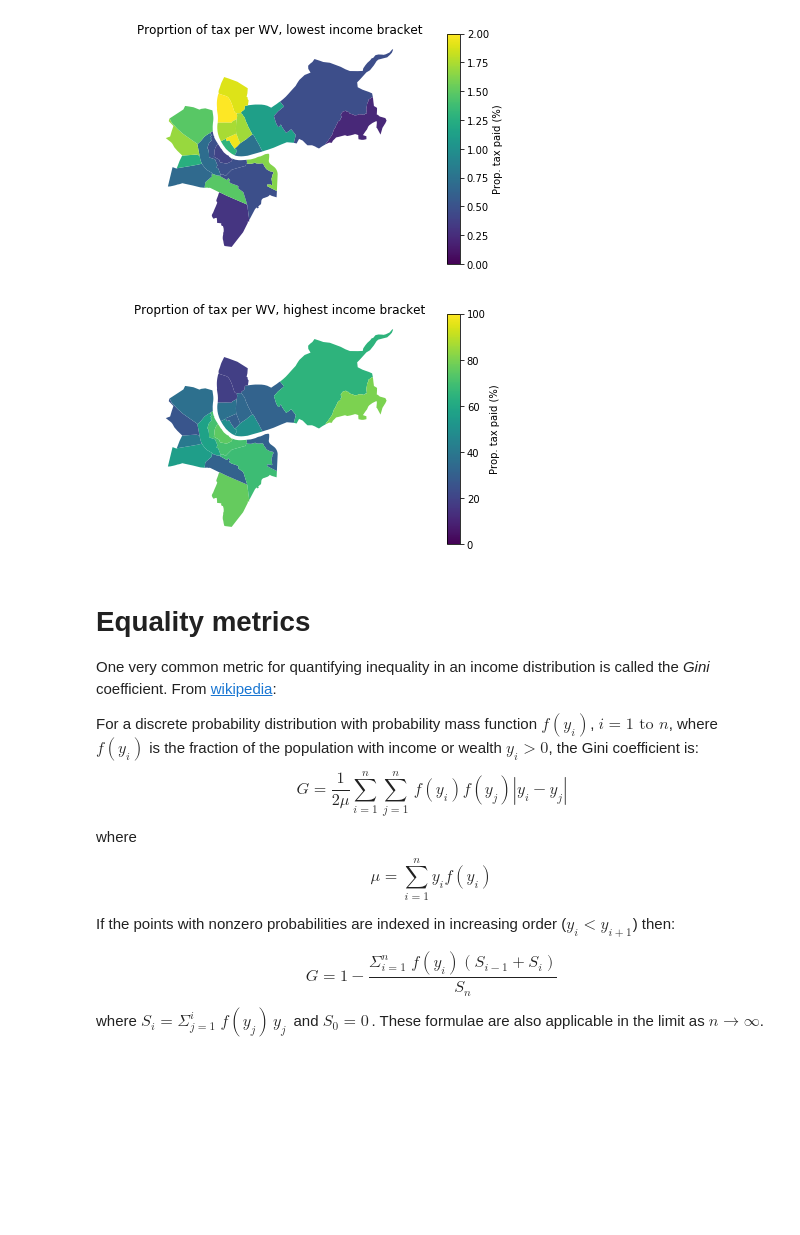
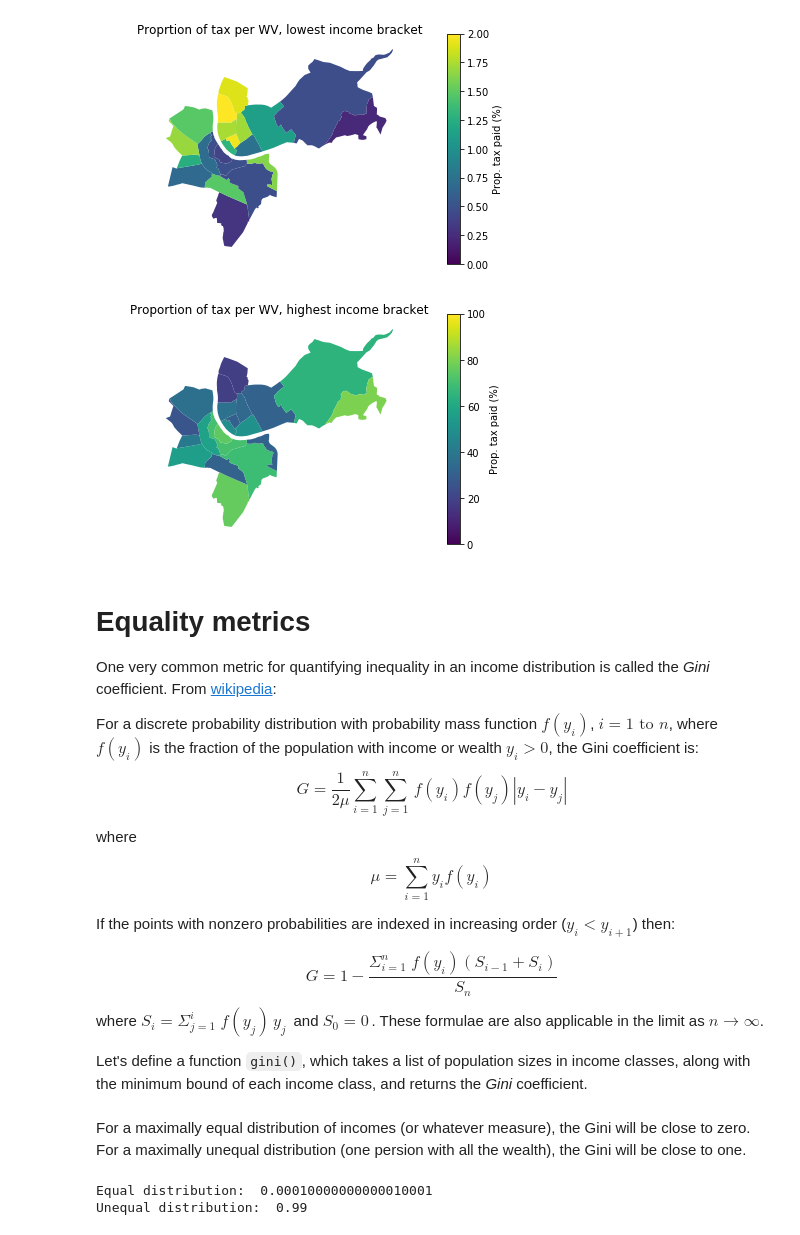
Before and after one commit to DataScienceForGood/TaxationInequality, a Jupyter notebook: planning/Meetup_2018.05.17/Mapping 2015 taxation data tutorial.ipynb, the cells around one changed output. Cells and saved outputs as stored; diff of their text form; code cells hidden in the pictures; blank space fills up the shorter version.

Commit message:
Working implementation of Gini for income and assets (not quintile data)

```diff
--- a/planning/Meetup_2018.05.17/Mapping 2015 taxation data tutorial.ipynb
+++ b/planning/Meetup_2018.05.17/Mapping 2015 taxation data tutorial.ipynb
@@ -224,16 +224,16 @@ fig.colorbar(sm, cax=cax).set_label('Prop. tax paid (%)')
 # %%
 # - Plot maps of proportion of income tax paid by respective brackets
 ax = gdfMapTax.plot(column = 'prop_inc_tax_highest', vmin = 0, vmax = 100)
 plt.axis('off')
-plt.title('Proprtion of tax per WV, highest income bracket')
+plt.title('Proportion of tax per WV, highest income bracket')
 fig = ax.get_figure()
 cax = fig.add_axes([0.9, 0.1, 0.03, 0.8])
 sm = plt.cm.ScalarMappable(norm=plt.Normalize(vmin=0, vmax=100))
 # fake up the array of the scalar mappable. Urgh...
 sm._A = []
 fig.colorbar(sm, cax=cax).set_label('Prop. tax paid (%)')
 # %% [output]
-[figure, old version]
+[figure, new version]
 # %% [markdown]
 # Equality metrics
 One very common metric for quantifying inequality in an income distribution is called the *Gini* coefficient. From [wikipedia](https://en.wikipedia.org/wiki/Gini_coefficient#Discrete_probability_distribution):
@@ -248,3 +248,5 @@ If the points with nonzero probabilities are indexed in increasing order ($y_i <
 $$G=1-{\frac {\Sigma _{i=1}^{n}\;f(y_{i})(S_{i-1}+S_{i})}{S_{n}}}$$
 where
 $S_{i}=\Sigma _{j=1}^{i}\;f(y_{j})\,y_{j}\,$ and $S_{0}=0\,$. These formulae are also applicable in the limit as $n\rightarrow \infty$.
+
+Let's define a function `gini()`, which takes a list of population sizes in income classes, along with the minimum bound of each income class, and returns the *Gini* coefficient.
@@ -250,0 +263,11 @@ $S_{i}=\Sigma _{j=1}^{i}\;f(y_{j})\,y_{j}\,$ and $S_{0}=0\,$. These formulae are
+# %% [markdown]
+For a maximally equal distribution of incomes (or whatever measure), the Gini will be close to zero. For a maximally unequal distribution (one persion with all the wealth), the Gini will be close to one.
+# %%
+# - Equal distribution
+print('Equal distribution: ', gini(np.ones(100), np.ones(100)))
+
+# - Unequal distribution
+print('Unequal distribution: ', gini(np.ones(100), np.concatenate(([0] * 99, [1]))))
+# %% [output]
+Equal distribution:  0.00010000000000010001
+Unequal distribution:  0.99
```
Also changed, not shown: parts of 5 cells of this notebook.
